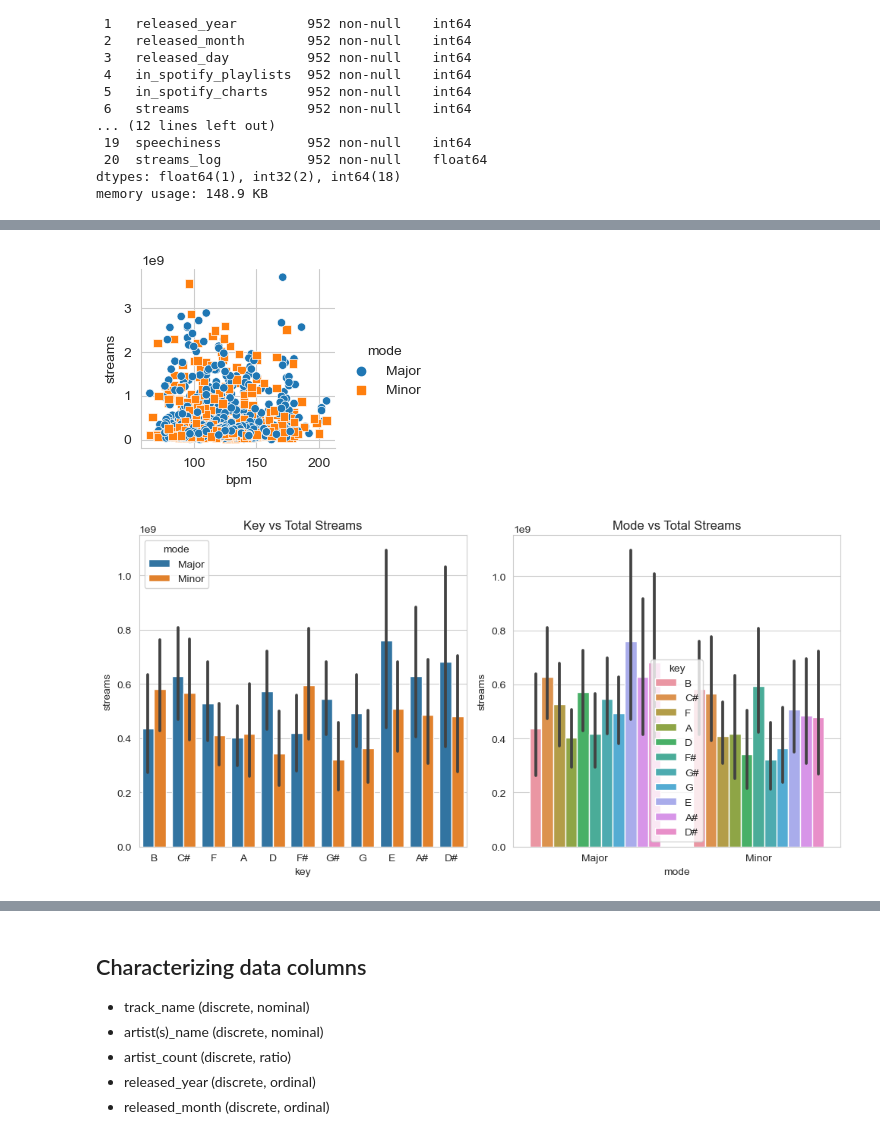
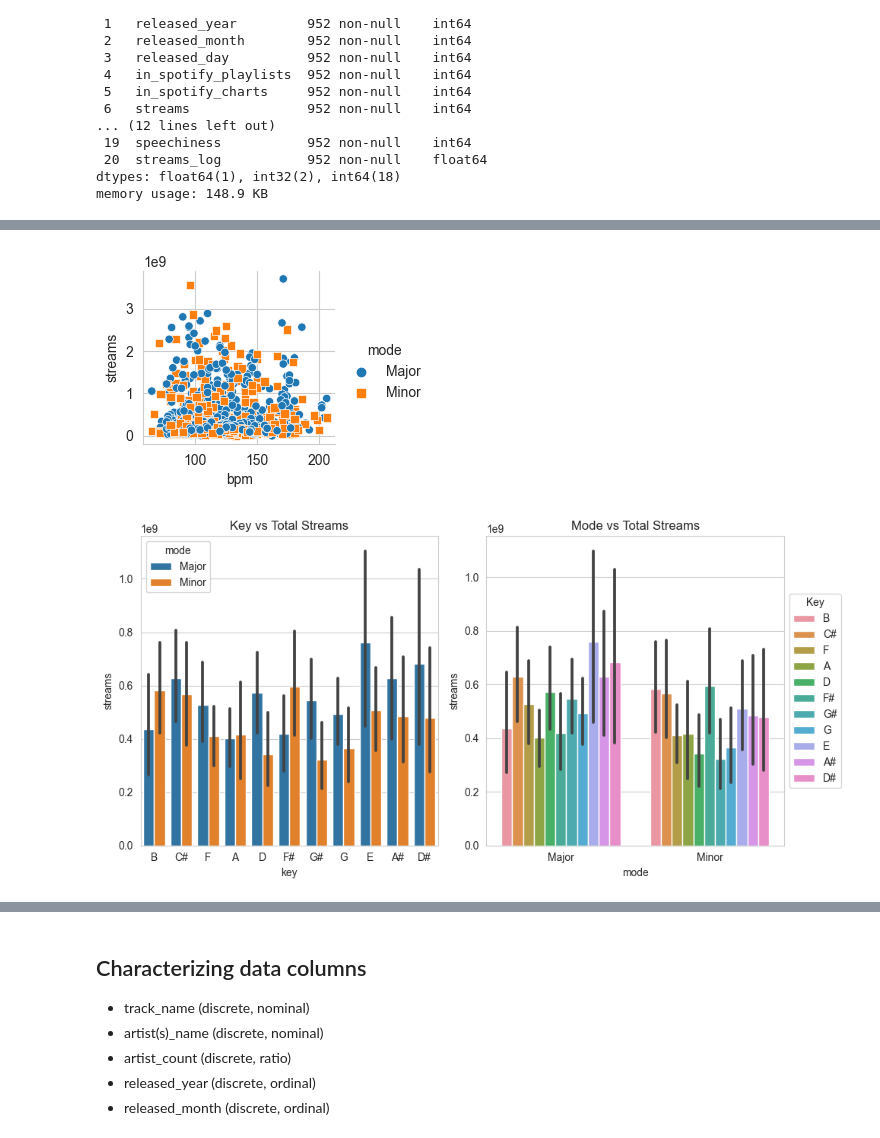
Before and after one commit to AfonsoCunha22/intro_ML_DM, a Jupyter notebook: test.ipynb, the cells around one changed output, grey strips where cells are left out. Cells and saved outputs as stored; diff of their text form; code cells hidden in the pictures.

```diff
--- a/test.ipynb
+++ b/test.ipynb
@@ -188,25 +188,26 @@ plot_correlation_heatmap(data=data, columns = ["danceability", "valence", "energ
 # %%
 # Create a pair plot for BPM vs. Streams with hue based on Mode
 sns.pairplot(data=data, x_vars=["bpm"], y_vars=["streams"], hue="mode", markers=["o", "s"])
 
 # Create a bar chart for Key vs. Streams
 plt.figure(figsize=(10, 5))
 plt.subplot(121)
 sns.barplot(data=data[data['key'] != 'Unavailable'], x="key", y="streams", hue="mode")
 plt.title("Key vs Total Streams")
 
 # Create a bar chart for Mode vs. Streams
 plt.subplot(122)
 sns.barplot(data=data[data['key'] != 'Unavailable'], x="mode", y="streams", hue="key")
 plt.title("Mode vs Total Streams")
+plt.legend(title="Key", loc='center left', bbox_to_anchor=(1, 0.5))
 
 # Adjust the layout
 plt.tight_layout()
 
 # Show the plot
 plt.show()
 # %% [output]
-[figure, old version]
+[figure, new version]
-[figure, old version]
+[figure, new version]
 # %%
 # PCA Analysis
```
Also changed, not shown: parts of 9 cells of this notebook.
